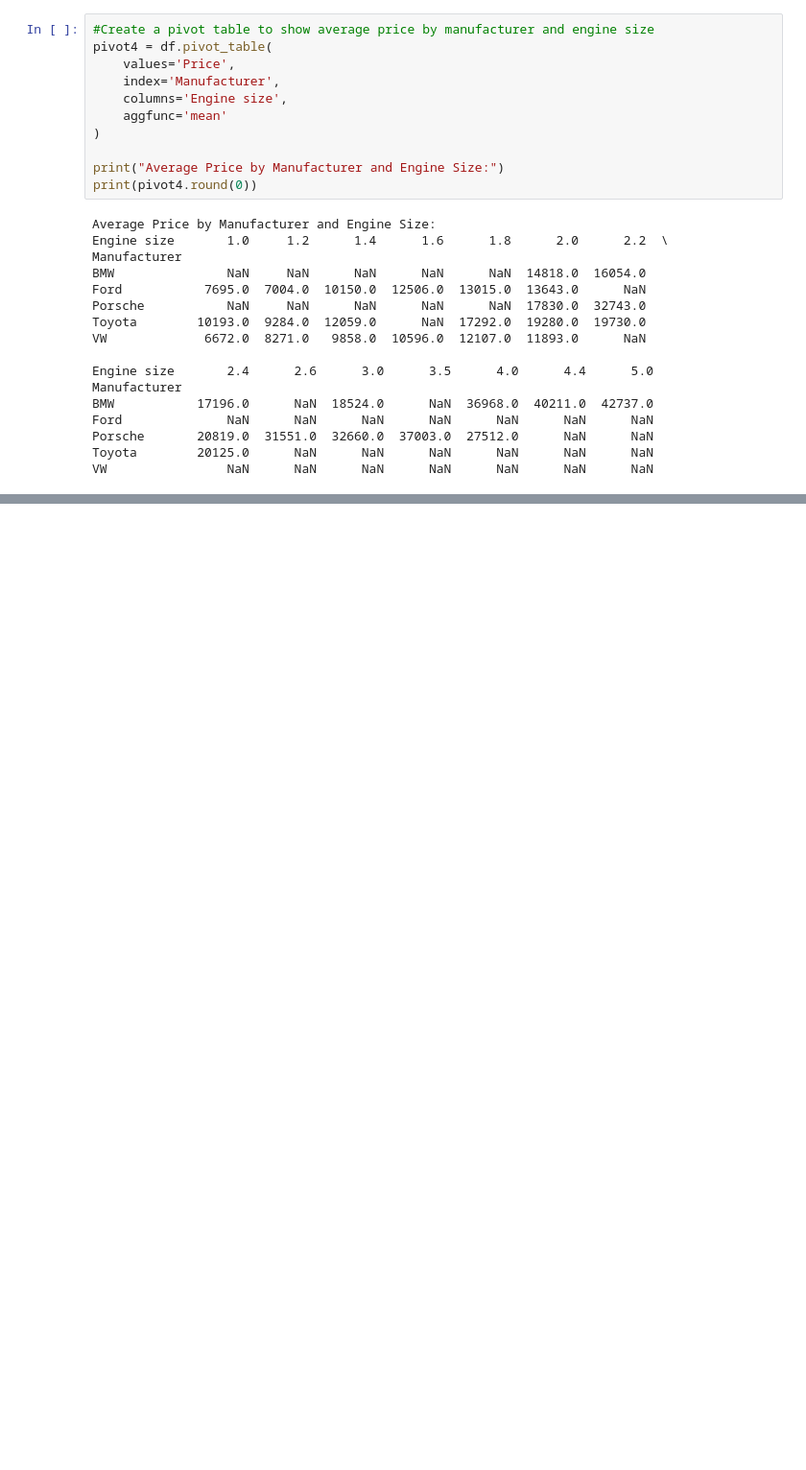
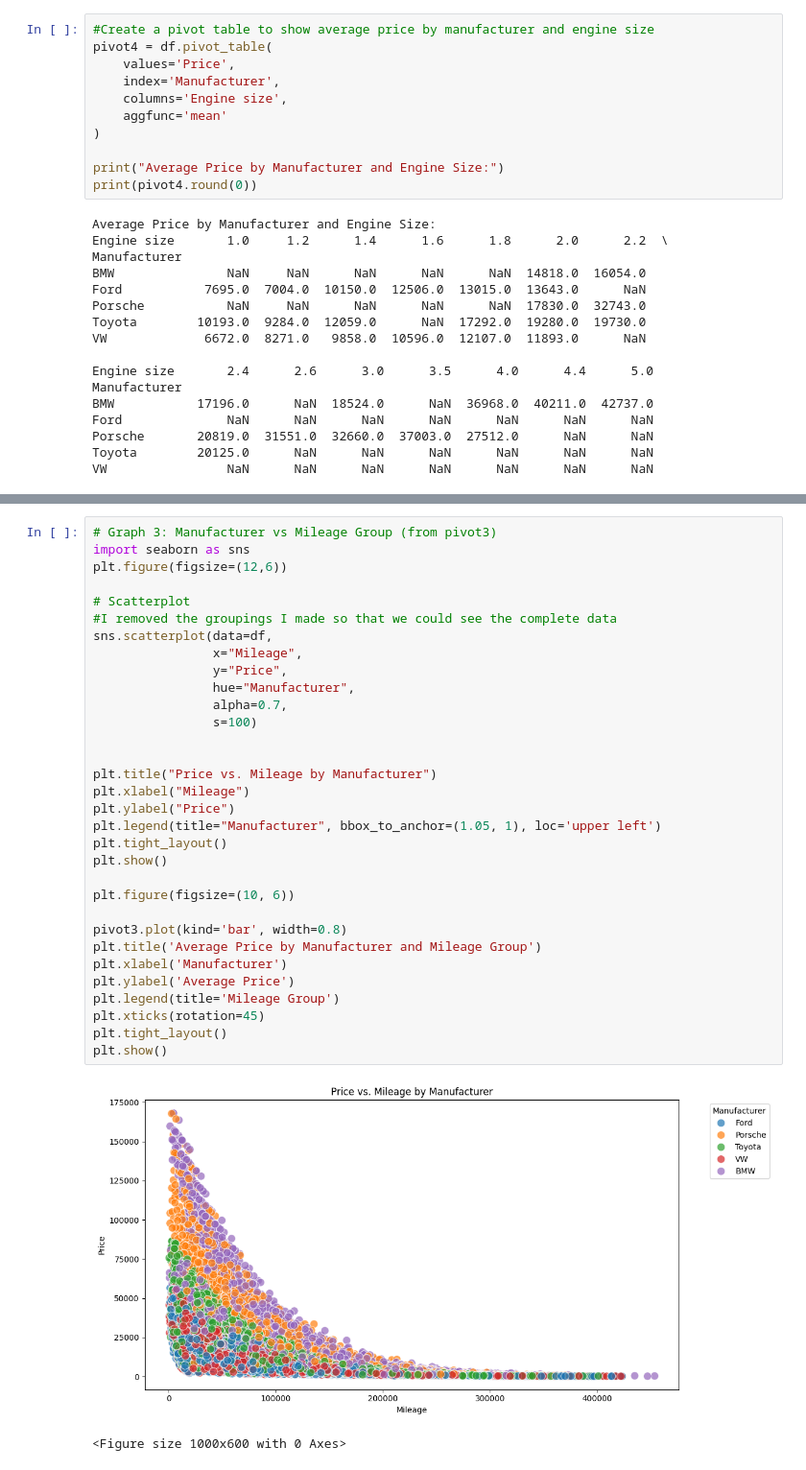
Before and after one commit to jb00753/Data-Analytics, a Jupyter notebook: Project1.ipynb, the cells around one changed output, grey strips where cells are left out. Shown: that part at 96% size. Cells and saved outputs as stored; diff of their text form; blank space fills up the shorter version.

```diff
--- a/Project1.ipynb
+++ b/Project1.ipynb
@@ -379,0 +427,35 @@ In the box below is the code to determine the correlation coefficient. It shows
+# %%
+# Graph 3: Manufacturer vs Mileage Group (from pivot3)
+import seaborn as sns
+plt.figure(figsize=(12,6))
+
+# Scatterplot
+#I removed the groupings I made so that we could see the complete data
+sns.scatterplot(data=df,
+                x="Mileage",
+                y="Price",
+                hue="Manufacturer",
+                alpha=0.7,
+                s=100)
+
+
+plt.title("Price vs. Mileage by Manufacturer")
+plt.xlabel("Mileage")
+plt.ylabel("Price")
+plt.legend(title="Manufacturer", bbox_to_anchor=(1.05, 1), loc='upper left')
+plt.tight_layout()
+plt.show()
+
+plt.figure(figsize=(10, 6))
+
+pivot3.plot(kind='bar', width=0.8)
+plt.title('Average Price by Manufacturer and Mileage Group')
+plt.xlabel('Manufacturer')
+plt.ylabel('Average Price')
+plt.legend(title='Mileage Group')
+plt.xticks(rotation=45)
+plt.tight_layout()
+plt.show()
+# %% [output]
+[figure, added]
+<Figure size 1000x600 with 0 Axes>
```
Also changed, not shown: parts of 19 cells of this notebook.
